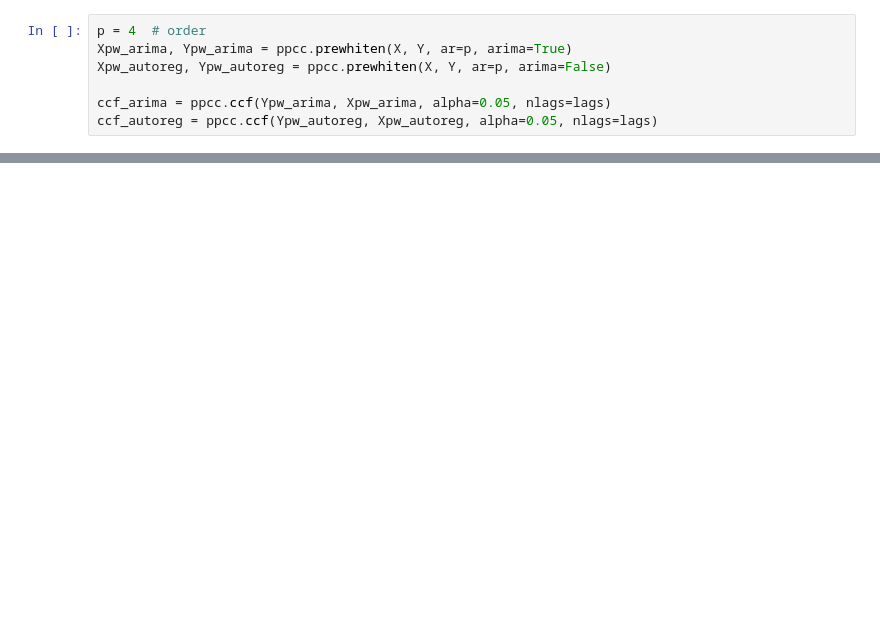
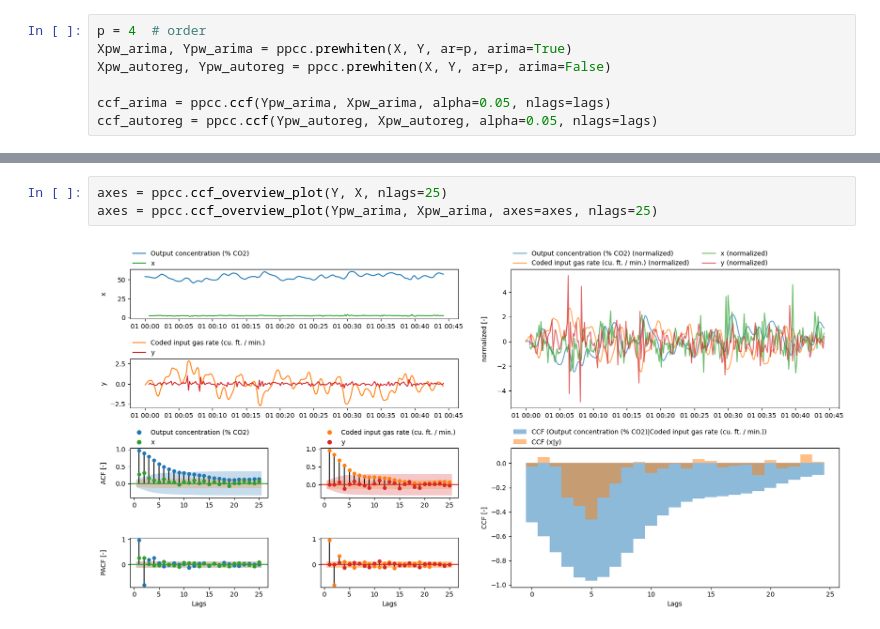
Before and after one commit to pastas/pastas-plugins, a Jupyter notebook: docs/examples/crosscorrelation_seriesJ.ipynb, the cells around one changed output, grey strips where cells are left out. Drawn from its saved outputs; the diff is of its cells as text; blank space fills up the shorter version.

```diff
--- a/docs/examples/crosscorrelation_seriesJ.ipynb
+++ b/docs/examples/crosscorrelation_seriesJ.ipynb
@@ -122,0 +102,5 @@ Text(0, 0.5, 'Scaled CCF')
+# %%
+axes = ppcc.ccf_overview_plot(Y, X, nlags=25)
+axes = ppcc.ccf_overview_plot(Ypw_arima, Xpw_arima, axes=axes, nlags=25)
+# %% [output]
+[figure, added]
```
Also changed, not shown: parts of 13 cells of this notebook, 2 other files.
